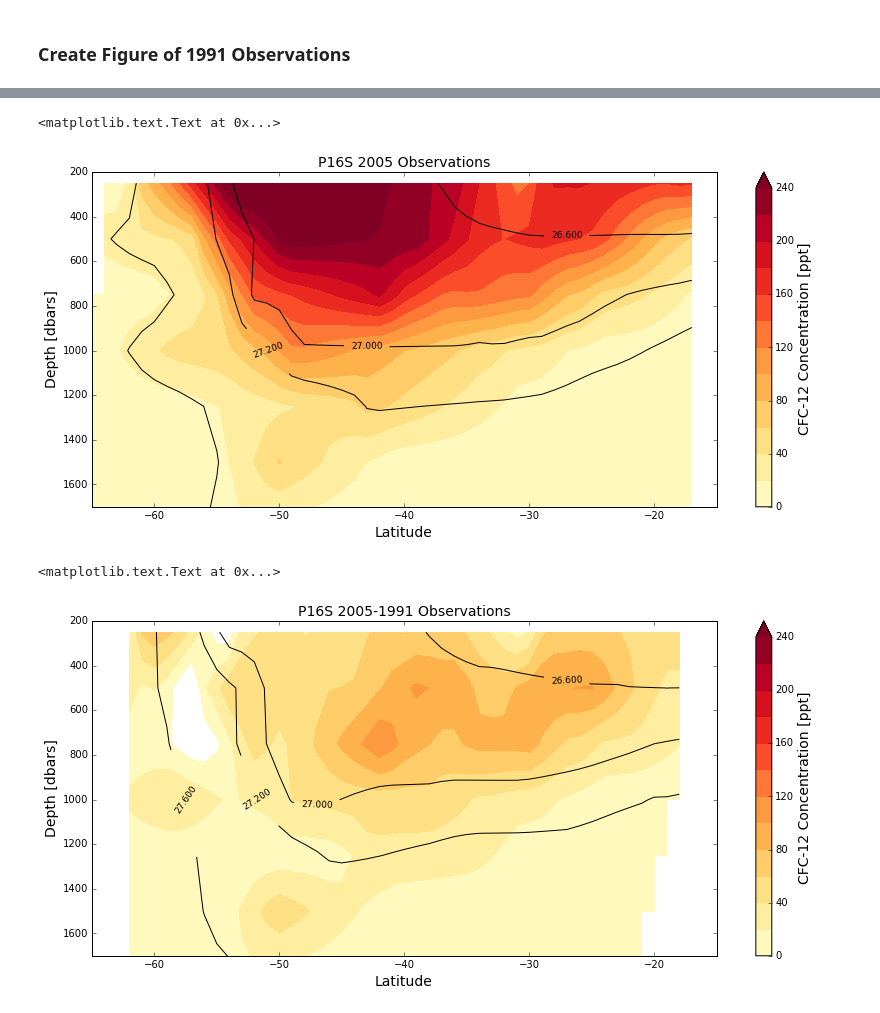
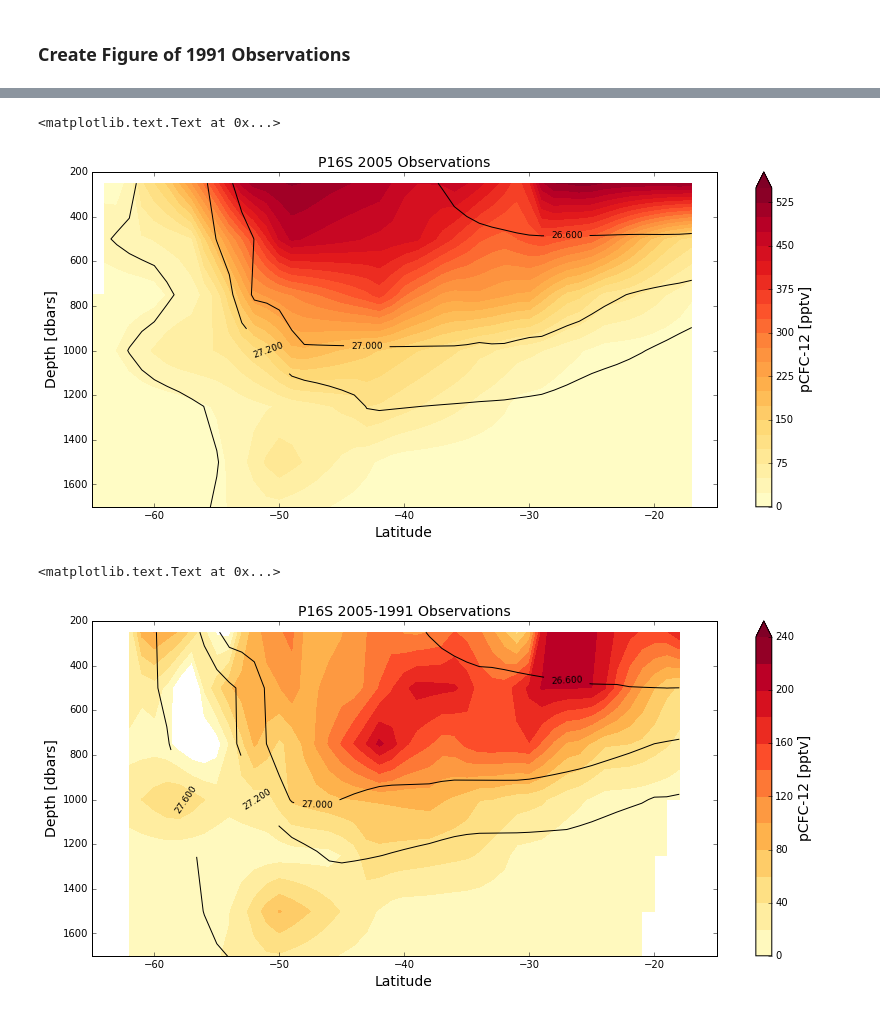
Before and after one commit to jthom143/age_oxygen_project, a Jupyter notebook: code/sandbox/Figure1_Waugh_2013.ipynb, the cells around one changed output, grey strips where cells are left out. Saved outputs shown, nothing was run; the diff lists cells and outputs as text; code cells hidden in the pictures.

```diff
--- a/code/sandbox/Figure1_Waugh_2013.ipynb
+++ b/code/sandbox/Figure1_Waugh_2013.ipynb
@@ -17,3 +23,24 @@ import colormaps as cmaps
+# %%
+def solubility_CFC12(T, S):
+    a1 = -124.4395
+    a2 = 185.4299
+    a3 = 51.6383
+    b1 = -0.149779
+    b2 = 0.094668
+    b3 = -0.0160043
+
+    T = T+273.15
+
+    lnF = a1 + a2*(100/T) + a3*np.log(T/100)  + S*(b1 + b2*(T/100) + b3*((T/100)**2))
+    F = np.exp(lnF)
+
+    #shape_array = T.shape
+    #F = np.ones(shape_array)*np.nan
+    #for i in range(0, shape_array[0]):
+    #    for j in range(0,shape_array[1]):
+    #        F_ij = a1 + a2*(100/T[i,j]) + a3*np.log(T[i,j]/100)  + S[i,j]*(b1 + b2*(T[i,j]/100) + b3*(T[i,j]/100)**2)
+    #        F[i,j] = np.exp(F_ij)
+    return  F
 # %% [markdown]
 ### Load Data
 # %% [markdown]
@@ -177,6 +204,9 @@ temp_data_05_grid = griddata((lati.flatten(),depi.flatten()), CFC_data_05.temp.v
 salt_data_05_grid = griddata((lati.flatten(),depi.flatten()), CFC_data_05.salt.values.flatten(), (XI,YI), method='linear')
 # %% [markdown]
 ### Create Figure of 1991 Observations
+# %%
+F_91 = solubility_CFC12(temp_data_91_grid, salt_data_91_grid)
+CFC_data_91_grid_pptv = CFC_data_91_grid/F_91
 # %%
 sigma0_91 = gsw.sigma0(salt_data_91_grid, temp_data_91_grid)
 
@@ -200,10 +230,13 @@ plt.title('P16S 1991 Observations', fontsize = 14)
+# %%
+F_05 = solubility_CFC12(temp_data_05_grid, salt_data_05_grid)
+CFC_data_05_grid_pptv = CFC_data_05_grid/F_05
 # %%
 sigma0 = gsw.sigma0(salt_data_05_grid, temp_data_05_grid)
 
 plt.figure(figsize=(14,6))
 ax = plt.gca()
-clevs = np.arange(0, 260, 20)
-plt.contourf(XI, YI, CFC_data_05_grid * 120.9, clevs, cmap = 'YlOrRd', extend = 'max')
+clevs = np.arange(0, 575, 25)
+plt.contourf(XI, YI, CFC_data_05_grid_pptv, clevs, cmap = 'YlOrRd', extend = 'max')
 cb = plt.colorbar()
 CS = plt.contour(XI, YI, sigma0, colors = 'k', levels=[26.6, 27.0, 27.2, 27.6])
 plt.clabel(CS, fontsize=9, inline=1)
@@ -211,9 +244,9 @@ plt.ylim([200, 1700])
 plt.xlim([-65, -15])
 ax.invert_yaxis()
 plt.ylabel('Depth [dbars]', fontsize = 14)
-cb.set_label('CFC-12 Concentration [ppt]', fontsize = 14)
+cb.set_label('pCFC-12 [pptv]', fontsize = 14)
 plt.xlabel('Latitude', fontsize = 14)
 plt.title('P16S 2005 Observations', fontsize = 14)
 # %% [output]
 <matplotlib.text.Text at 0x...>
-[figure, old version]
+[figure, new version]
@@ -222,18 +253,20 @@ new = CFC_data_05_grid - CFC_data_91_grid
+# %%
+new = CFC_data_05_grid_pptv - CFC_data_91_grid_pptv
 # %%
 plt.figure(figsize=(14,6))
 ax = plt.gca()
 clevs = np.arange(0, 260, 20)
-plt.contourf(XI, YI, new * 120.9, clevs, cmap = 'YlOrRd', extend = 'max')
+plt.contourf(XI, YI, new , clevs, cmap = 'YlOrRd',  extend = 'max')
 cb = plt.colorbar()
 CS = plt.contour(XI, YI, sigma0_91, colors = 'k', levels=[26.6, 27.0, 27.2, 27.6])
 plt.clabel(CS, fontsize=9, inline=1)
 plt.ylim([200, 1700])
 plt.xlim([-65, -15])
 ax.invert_yaxis()
 plt.ylabel('Depth [dbars]', fontsize = 14)
-cb.set_label('CFC-12 Concentration [ppt]', fontsize = 14)
+cb.set_label('pCFC-12 [pptv]', fontsize = 14)
 plt.xlabel('Latitude', fontsize = 14)
 plt.title('P16S 2005-1991 Observations', fontsize = 14)
 # %% [output]
 <matplotlib.text.Text at 0x...>
-[figure, old version]
+[figure, new version]
```
Also changed, not shown: parts of 5 cells of this notebook, 1 other file.
